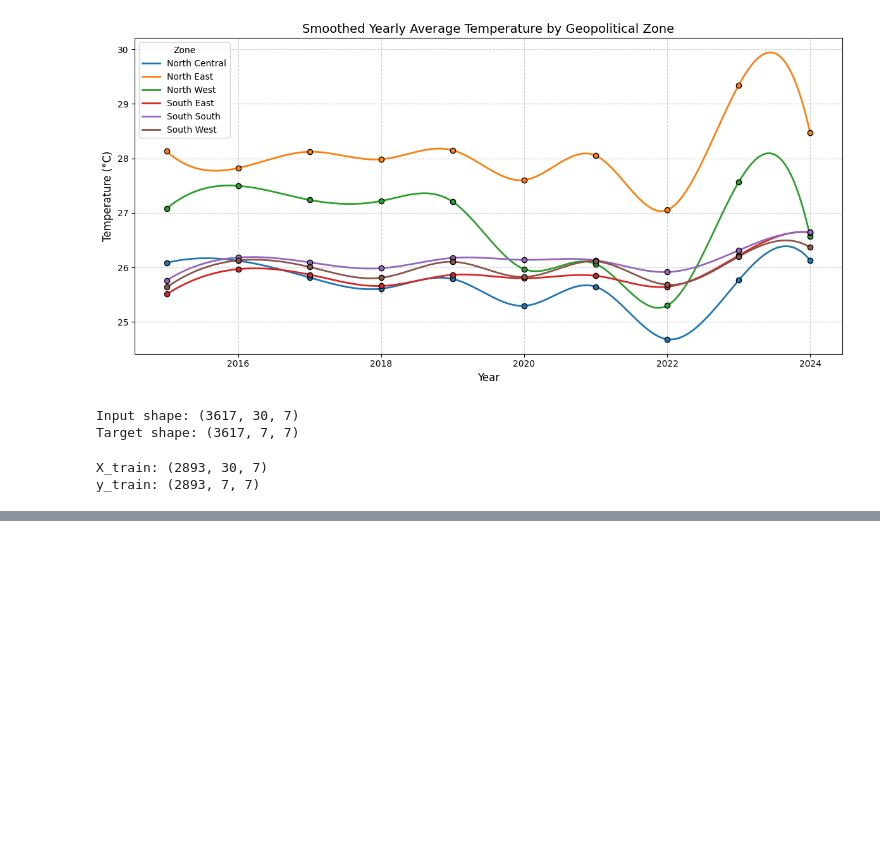
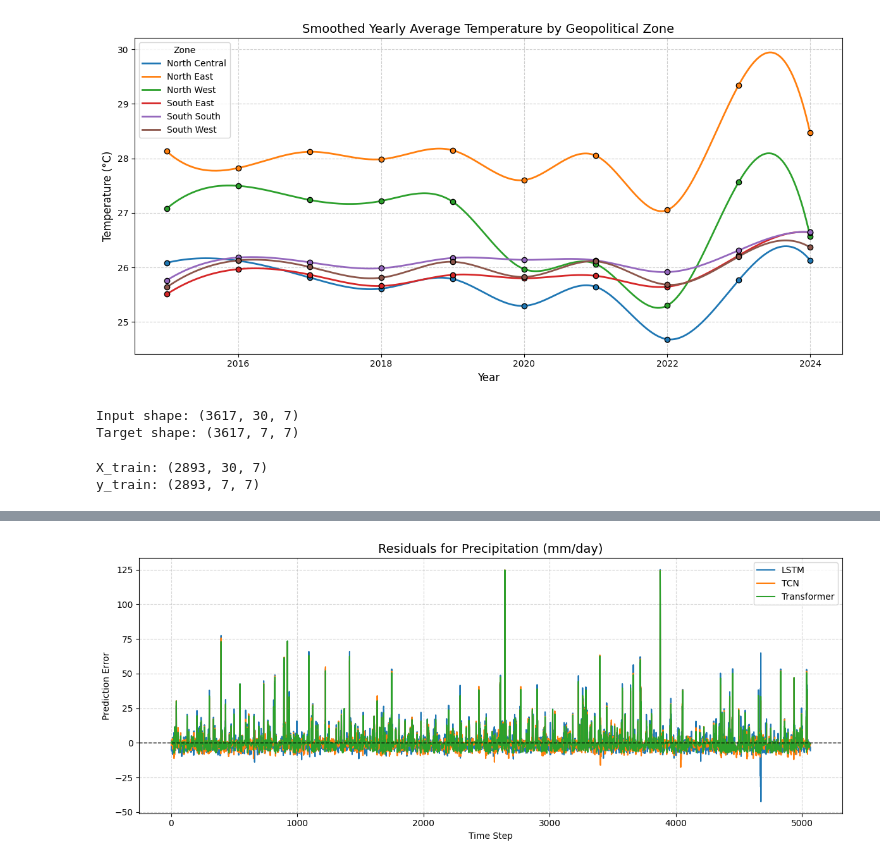
Before and after one commit to smatralph/Exchange-Rate-Forecasting-Using-TBATS-Model, a Jupyter notebook: weather-prediction.ipynb, the cells around one changed output, grey strips where cells are left out. Cells and saved outputs as stored; diff of their text form; code cells hidden in the pictures; blank space fills up the shorter version.

```diff
--- a/weather-prediction.ipynb
+++ b/weather-prediction.ipynb
@@ -750,0 +852,21 @@ plot_model(model_tf, show_shapes=True, show_layer_names=True)
+# %%
+def plot_residuals_precip(y_true, y_pred, model_name, var_index=6, var_label="Precipitation (mm/day)"):
+    residuals = y_true[:, :, var_index] - y_pred[:, :, var_index]
+    plt.plot(residuals.flatten(), label=model_name, linewidth=1.5)
+
+plt.figure(figsize=(12, 5))
+
+plot_residuals_precip(y_test, y_pred_lstm, "LSTM")
+plot_residuals_precip(y_test, y_pred_tcn, "TCN")
+plot_residuals_precip(y_test, y_pred_tf, "Transformer")
+
+plt.axhline(0, color='black', linestyle='--', linewidth=1)
+plt.title("Residuals for Precipitation (mm/day)", fontsize=14)
+plt.xlabel("Time Step")
+plt.ylabel("Prediction Error")
+plt.legend()
+plt.grid(True, linestyle='--', alpha=0.5)
+plt.tight_layout()
+plt.show()
+# %% [output]
+[figure, added]
```
Also changed, not shown: parts of 26 cells of this notebook.
